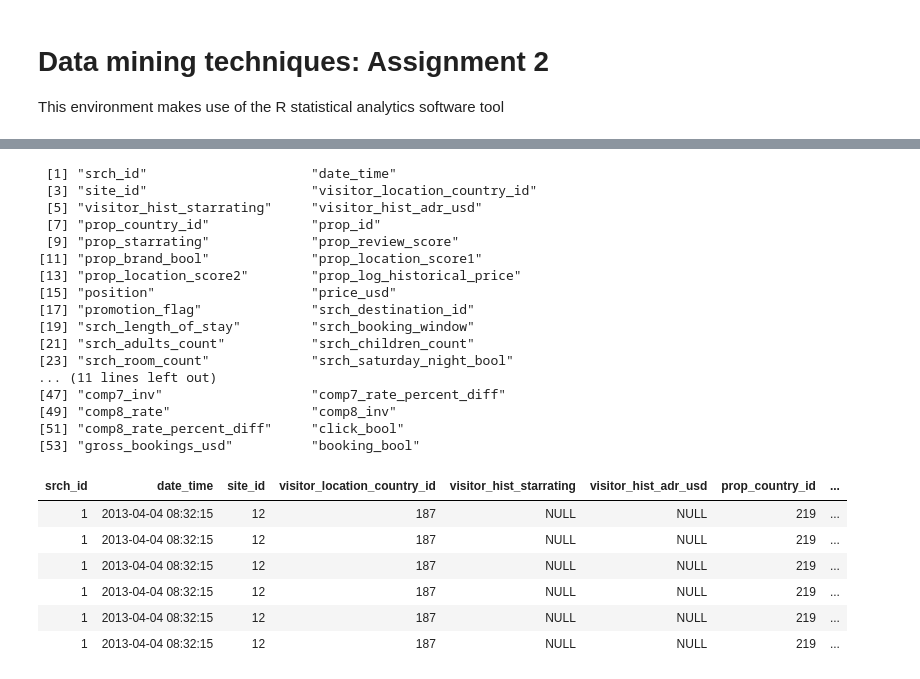
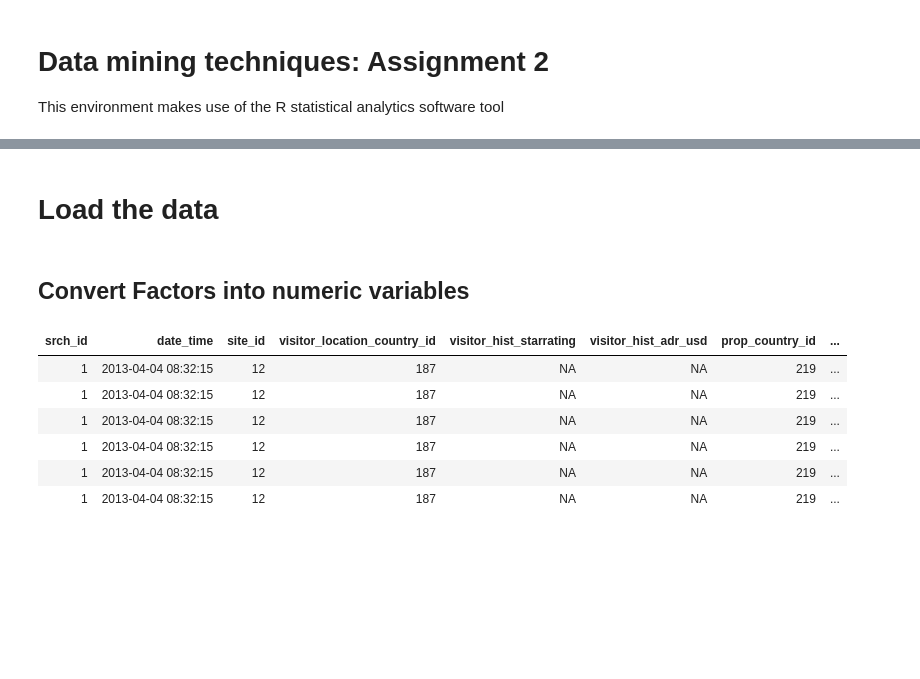
Before and after one commit to silesbu/dmt41, a Jupyter notebook: assignment2/R_analysis_assignment_2.ipynb, the cells around one changed output, grey strips where cells are left out. Cells and saved outputs as stored; diff of their text form; code cells hidden in the pictures; blank space fills up the shorter version.

```diff
--- a/assignment2/R_analysis_assignment_2.ipynb
+++ b/assignment2/R_analysis_assignment_2.ipynb
@@ -14,3 +20,5 @@ Loaded gbm 2.1.3
+# %% [markdown]
+# Load the data
 # %%
 trainPath <- "Data Mining VU data/training_set_VU_DM_2014.csv"
 testPath <- "Data Mining VU data/test_set_VU_DM_2014.csv"
@@ -26,32 +34,24 @@ train <- read.csv(trainPath)
 
 colnames(train) <- trainNames
 #colnames(test) <- testNames
-# %%
-colnames(train)
-
-head(train)
-# %% [output]
- [1] "srch_id"                     "date_time"
- [3] "site_id"                     "visitor_location_country_id"
- [5] "visitor_hist_starrating"     "visitor_hist_adr_usd"
- [7] "prop_country_id"             "prop_id"
- [9] "prop_starrating"             "prop_review_score"
-[11] "prop_brand_bool"             "prop_location_score1"
-[13] "prop_location_score2"        "prop_log_historical_price"
-[15] "position"                    "price_usd"
-[17] "promotion_flag"              "srch_destination_id"
-[19] "srch_length_of_stay"         "srch_booking_window"
-[21] "srch_adults_count"           "srch_children_count"
-[23] "srch_room_count"             "srch_saturday_night_bool"
-... (11 lines left out)
-[47] "comp7_inv"                   "comp7_rate_percent_diff"
-[49] "comp8_rate"                  "comp8_inv"
-[51] "comp8_rate_percent_diff"     "click_bool"
-[53] "gross_bookings_usd"          "booking_bool"
-| srch_id | date_time | site_id | visitor_location_country_id | visitor_hist_starrating | visitor_hist_adr_usd | prop_country_id | ... |
-| 1 | 2013-04-04 08:32:15 | 12 | 187 | NULL | NULL | 219 | ... |
-| 1 | 2013-04-04 08:32:15 | 12 | 187 | NULL | NULL | 219 | ... |
-| 1 | 2013-04-04 08:32:15 | 12 | 187 | NULL | NULL | 219 | ... |
-| 1 | 2013-04-04 08:32:15 | 12 | 187 | NULL | NULL | 219 | ... |
-| 1 | 2013-04-04 08:32:15 | 12 | 187 | NULL | NULL | 219 | ... |
-| 1 | 2013-04-04 08:32:15 | 12 | 187 | NULL | NULL | 219 | ... |
+# %% [markdown]
+## Convert Factors into numeric variables
+# %%
+factor_cols <- unlist(lapply(train, is.factor))
+factor_cols["date_time"] <- FALSE
+
+#train[factor_cols] <- as.numeric(as.character(train[factor_cols]))
+
+for (name in colnames(train[factor_cols])){
+    train[name] <- as.numeric(sub('NULL',NA,as.character(train[name][,1])))
+}
+
+head(train)
+# %% [output]
+| srch_id | date_time | site_id | visitor_location_country_id | visitor_hist_starrating | visitor_hist_adr_usd | prop_country_id | ... |
+| 1 | 2013-04-04 08:32:15 | 12 | 187 | NA | NA | 219 | ... |
+| 1 | 2013-04-04 08:32:15 | 12 | 187 | NA | NA | 219 | ... |
+| 1 | 2013-04-04 08:32:15 | 12 | 187 | NA | NA | 219 | ... |
+| 1 | 2013-04-04 08:32:15 | 12 | 187 | NA | NA | 219 | ... |
+| 1 | 2013-04-04 08:32:15 | 12 | 187 | NA | NA | 219 | ... |
+| 1 | 2013-04-04 08:32:15 | 12 | 187 | NA | NA | 219 | ... |
```
Also changed, not shown: parts of 19 cells of this notebook.
